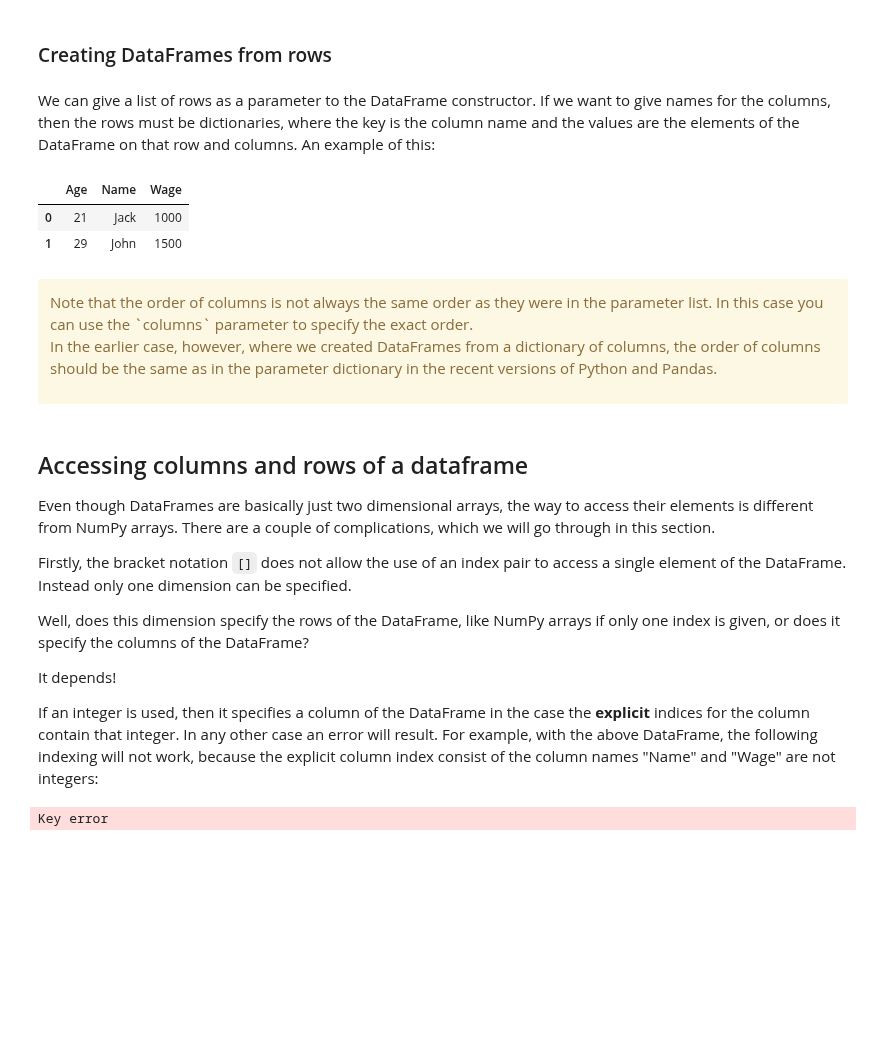
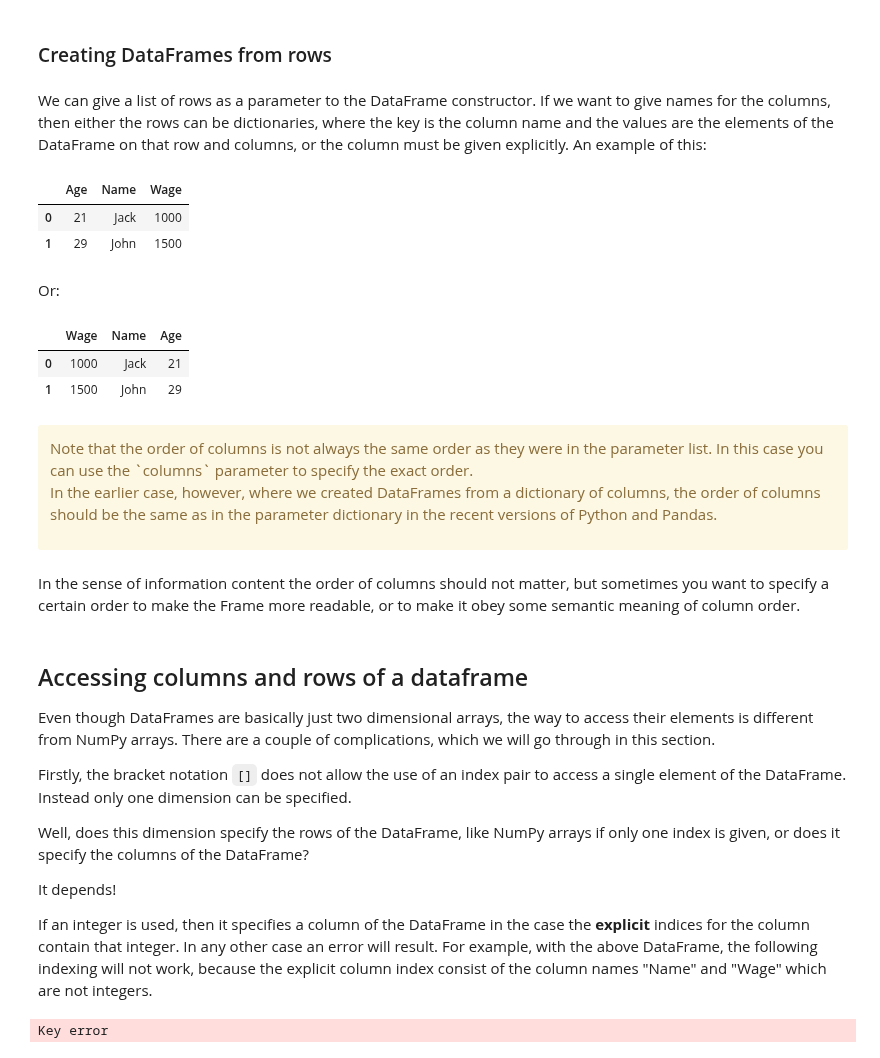
Before and after one commit to jttoivon/data-analysis-with-python-spring-2019, a Jupyter notebook: pandas.ipynb, the cells around one changed output. Cells and saved outputs as stored; diff of their text form; code cells hidden in the pictures; blank space fills up the shorter version.

```diff
--- a/pandas.ipynb
+++ b/pandas.ipynb
@@ -282,7 +304,7 @@ pd.DataFrame({"a": s1, "b": s2})
 # %% [markdown]
 ### Creating DataFrames from rows
 # %% [markdown]
-We can give a list of rows as a parameter to the DataFrame constructor. If we want to give names for the columns, then the rows must be dictionaries, where the key is the column name and the values are the elements of the DataFrame on that row and columns. An example of this:
+We can give a list of rows as a parameter to the DataFrame constructor. If we want to give names for the columns, then either the rows can be dictionaries, where the key is the column name and the values are the elements of the DataFrame on that row and columns, or the column must be given explicitly. An example of this:
 # %%
 df=pd.DataFrame([{"Wage" : 1000, "Name" : "Jack", "Age" : 21}, {"Wage" : 1500, "Name" : "John", "Age" : 29}])
 df
@@ -290,12 +312,23 @@ df
 |  | Age | Name | Wage |
 | 0 | 21 | Jack | 1000 |
 | 1 | 29 | John | 1500 |
+# %% [markdown]
+Or:
+# %%
+df = pd.DataFrame([[1000, "Jack", 21], [1500, "John", 29]], columns=["Wage", "Name", "Age"])
+df
+# %% [output]
+|  | Wage | Name | Age |
+| 0 | 1000 | Jack | 21 |
+| 1 | 1500 | John | 29 |
 # %% [markdown]
 <div class="alert alert-warning">Note that the order of columns is not always the same order as they were in the parameter list. In this case you can use the `columns` parameter to specify the exact order.
 
 
 In the earlier case, however, where we created DataFrames from a dictionary of columns, the order of columns should be the same as in the parameter dictionary in the recent versions of Python and Pandas.
 </div>
+# %% [markdown]
+In the sense of information content the order of columns should not matter, but sometimes you want to specify a certain order to make the Frame more readable, or to make it obey some semantic meaning of column order.
 # %% [markdown]
 ## Accessing columns and rows of a dataframe
 
@@ -307,7 +340,7 @@ Well, does this dimension specify the rows of the DataFrame, like NumPy arrays i
 
 It depends!
 
-If an integer is used, then it specifies a column of the DataFrame in the case the **explicit** indices for the column contain that integer. In any other case an error will result. For example, with the above DataFrame, the following indexing will not work, because the explicit column index consist of the column names "Name" and "Wage" are not integers:
+If an integer is used, then it specifies a column of the DataFrame in the case the **explicit** indices for the column contain that integer. In any other case an error will result. For example, with the above DataFrame, the following indexing will not work, because the explicit column index consist of the column names "Name" and "Wage" which are not integers.
 # %%
 try:
     df[0]
```
Also changed, not shown: parts of 40 cells of this notebook.
